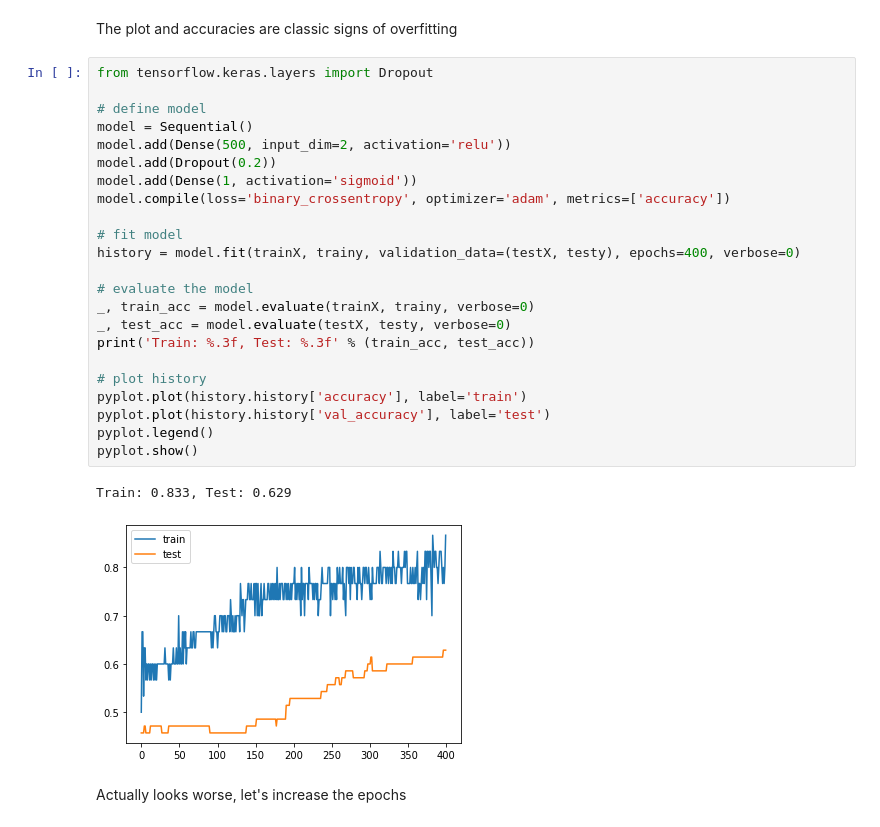
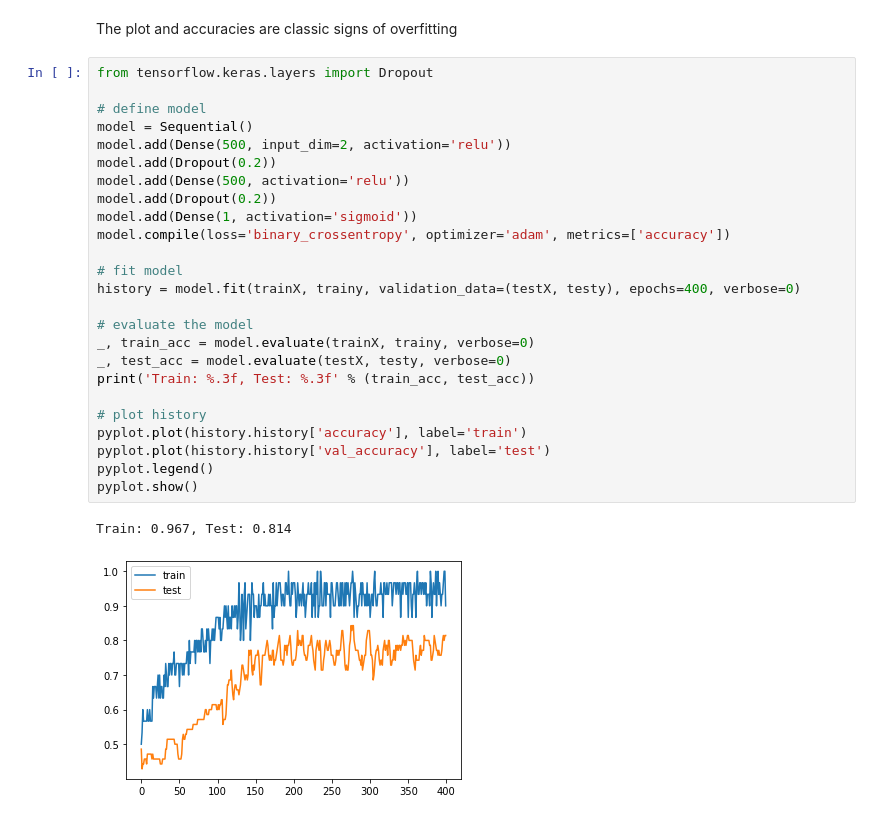
Before and after one commit to ICRAR/dl_workshop_2020, a Jupyter notebook: kv_101_things/101_things.ipynb, the cells around one changed output. Saved outputs shown, nothing was run; the diff lists cells and outputs as text.

```diff
--- a/kv_101_things/101_things.ipynb
+++ b/kv_101_things/101_things.ipynb
@@ -451,28 +452,28 @@ The plot and accuracies are classic signs of overfitting
 # %%
 from tensorflow.keras.layers import Dropout
 
 # define model
 model = Sequential()
 model.add(Dense(500, input_dim=2, activation='relu'))
+model.add(Dropout(0.2))
+model.add(Dense(500, activation='relu'))
 model.add(Dropout(0.2))
 model.add(Dense(1, activation='sigmoid'))
 model.compile(loss='binary_crossentropy', optimizer='adam', metrics=['accuracy'])
 
 # fit model
 history = model.fit(trainX, trainy, validation_data=(testX, testy), epochs=400, verbose=0)
 
 # evaluate the model
 _, train_acc = model.evaluate(trainX, trainy, verbose=0)
 _, test_acc = model.evaluate(testX, testy, verbose=0)
 print('Train: %.3f, Test: %.3f' % (train_acc, test_acc))
 
 # plot history
 pyplot.plot(history.history['accuracy'], label='train')
 pyplot.plot(history.history['val_accuracy'], label='test')
 pyplot.legend()
 pyplot.show()
 # %% [output]
-Train: 0.833, Test: 0.629
+Train: 0.967, Test: 0.814
-[figure, old version]
+[figure, new version]
-# %% [markdown]
-Actually looks worse, let's increase the epochs
```
Also changed, not shown: parts of 3 cells of this notebook, 1 other file.
